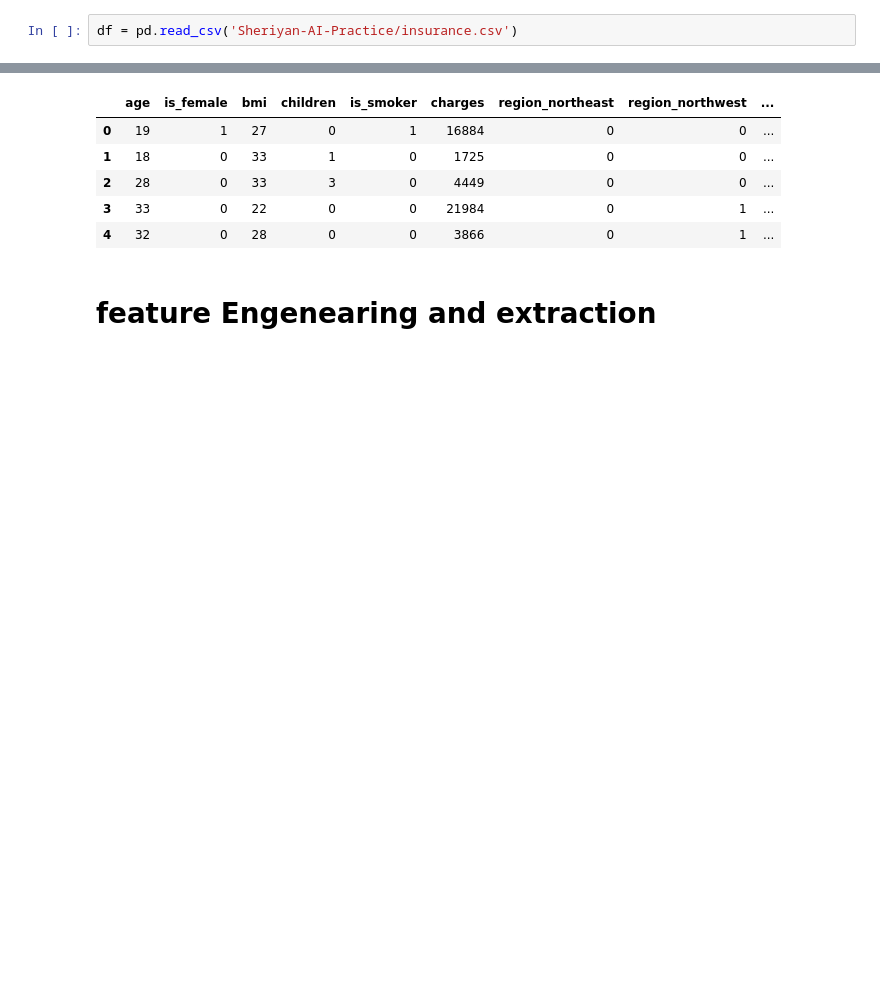
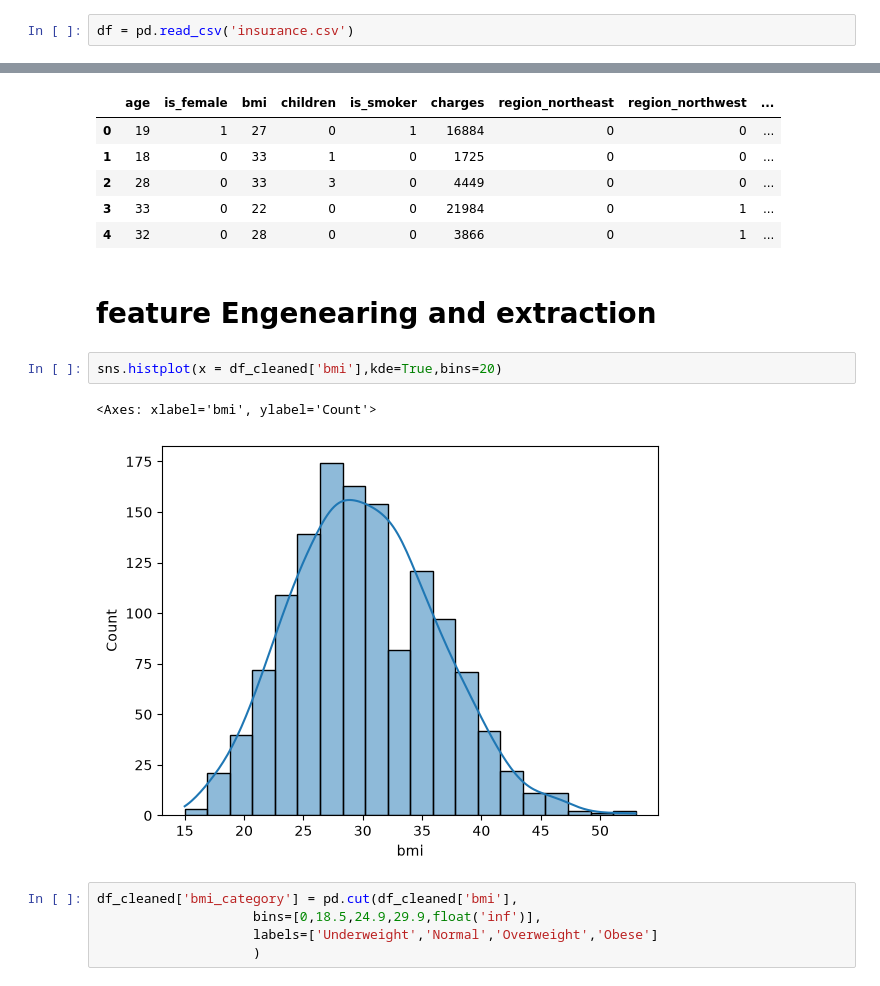
Before and after one commit to gursimranai/AI-ML-Journey, a Jupyter notebook: 12-Practice/ML/Sheriyan-AI-Practice/Machine-Learning-1.ipynb, the cells around one changed output, grey strips where cells are left out. Drawn from its saved outputs; the diff is of its cells as text; blank space fills up the shorter version.

Commit message:
Sheriyans-Project-1(Part-1)

```diff
--- a/12-Practice/ML/Sheriyan-AI-Practice/Machine-Learning-1.ipynb
+++ b/12-Practice/ML/Sheriyan-AI-Practice/Machine-Learning-1.ipynb
@@ -7,7 +7,7 @@ import warnings
 # %%
 warnings.filterwarnings('ignore')
 # %%
-df = pd.read_csv('Sheriyan-AI-Practice/insurance.csv')
+df = pd.read_csv('insurance.csv')
 # %%
 df
 # %% [output]
@@ -267,3 +267,13 @@ df_cleaned.head()
 | 4 | 32 | 0 | 28 | 0 | 0 | 3866 | 0 | 1 | ... |
 # %% [markdown]
 # feature Engenearing and extraction
+# %%
+sns.histplot(x = df_cleaned['bmi'],kde=True,bins=20)
+# %% [output]
+<Axes: xlabel='bmi', ylabel='Count'>
+[figure, added]
+# %%
+df_cleaned['bmi_category'] = pd.cut(df_cleaned['bmi'],
+                    bins=[0,18.5,24.9,29.9,float('inf')],
+                    labels=['Underweight','Normal','Overweight','Obese']
+                    )
```
Also changed, not shown: parts of 15 cells of this notebook.
